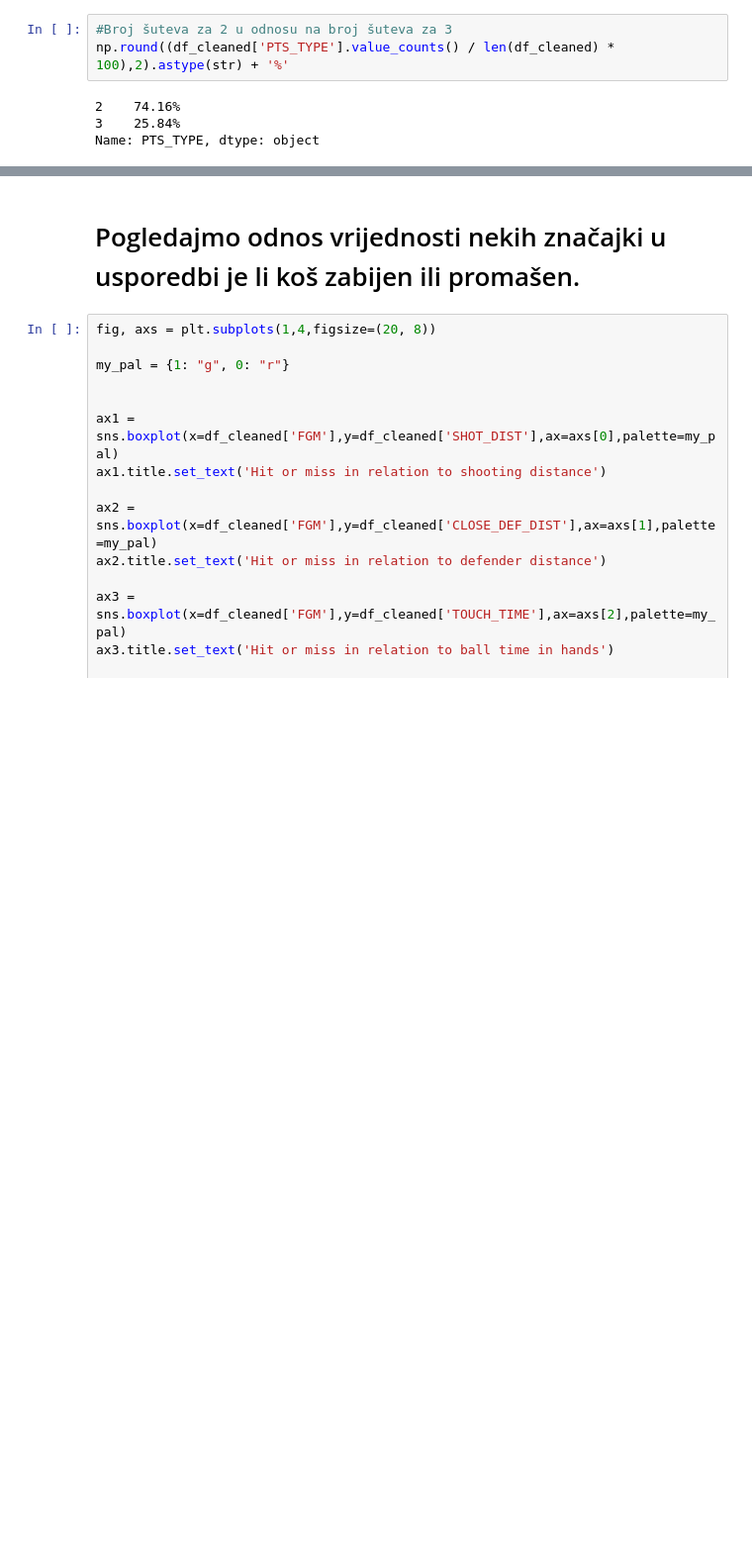
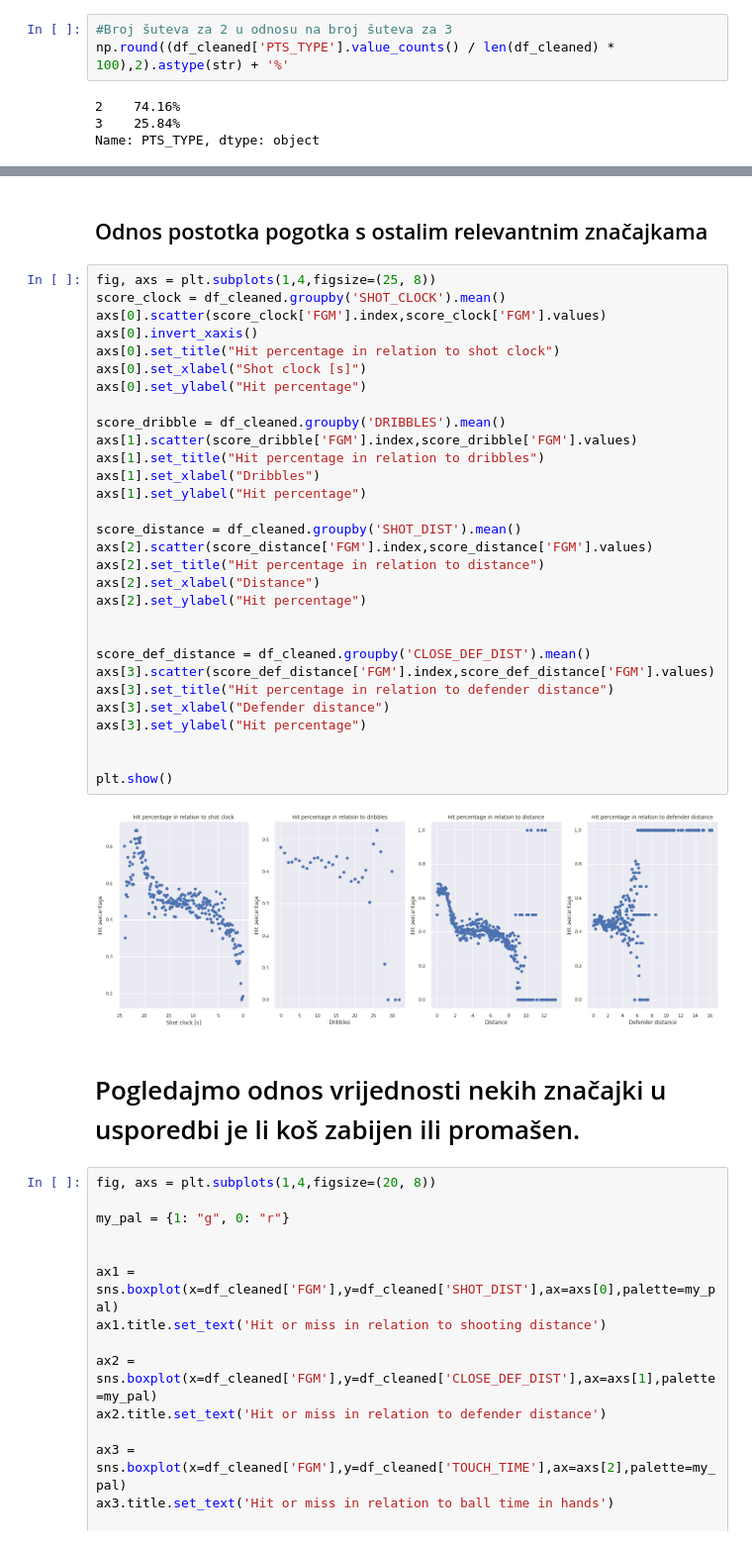
Before and after one commit to abanic7/PredictingNBAShots, a Jupyter notebook: UUZOP_PROJEKT.ipynb, the cells around one changed output, grey strips where cells are left out. Shown: that part at 99% size. Drawn from its saved outputs; the diff is of its cells as text; blank space fills up the shorter version.

```diff
--- a/UUZOP_PROJEKT.ipynb
+++ b/UUZOP_PROJEKT.ipynb
@@ -435,3 +448,37 @@ Name: PTS_TYPE, dtype: object
+# %% [markdown]
+## Odnos postotka pogotka s ostalim relevantnim značajkama
+# %%
+fig, axs = plt.subplots(1,4,figsize=(25, 8))
+score_clock = df_cleaned.groupby('SHOT_CLOCK').mean()
+axs[0].scatter(score_clock['FGM'].index,score_clock['FGM'].values)
+axs[0].invert_xaxis()
+axs[0].set_title("Hit percentage in relation to shot clock")
+axs[0].set_xlabel("Shot clock [s]")
+axs[0].set_ylabel("Hit percentage")
+
+score_dribble = df_cleaned.groupby('DRIBBLES').mean()
+axs[1].scatter(score_dribble['FGM'].index,score_dribble['FGM'].values)
+axs[1].set_title("Hit percentage in relation to dribbles")
+axs[1].set_xlabel("Dribbles")
+axs[1].set_ylabel("Hit percentage")
+
+score_distance = df_cleaned.groupby('SHOT_DIST').mean()
+axs[2].scatter(score_distance['FGM'].index,score_distance['FGM'].values)
+axs[2].set_title("Hit percentage in relation to distance")
+axs[2].set_xlabel("Distance")
+axs[2].set_ylabel("Hit percentage")
+
+
+score_def_distance = df_cleaned.groupby('CLOSE_DEF_DIST').mean()
+axs[3].scatter(score_def_distance['FGM'].index,score_def_distance['FGM'].values)
+axs[3].set_title("Hit percentage in relation to defender distance")
+axs[3].set_xlabel("Defender distance")
+axs[3].set_ylabel("Hit percentage")
+
+
+plt.show()
+# %% [output]
+[figure, added]
 # %% [markdown]
 # Pogledajmo odnos vrijednosti nekih značajki u usporedbi je li koš zabijen ili promašen.
 # %%
```
Also changed, not shown: parts of 5 cells of this notebook.
